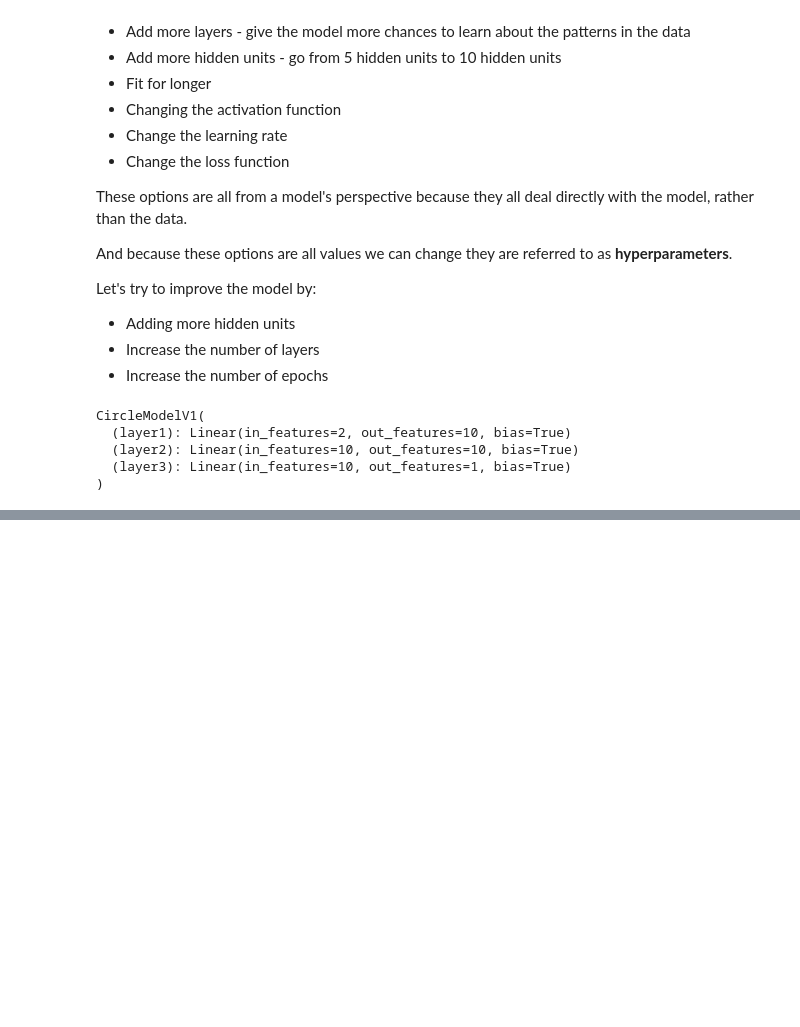
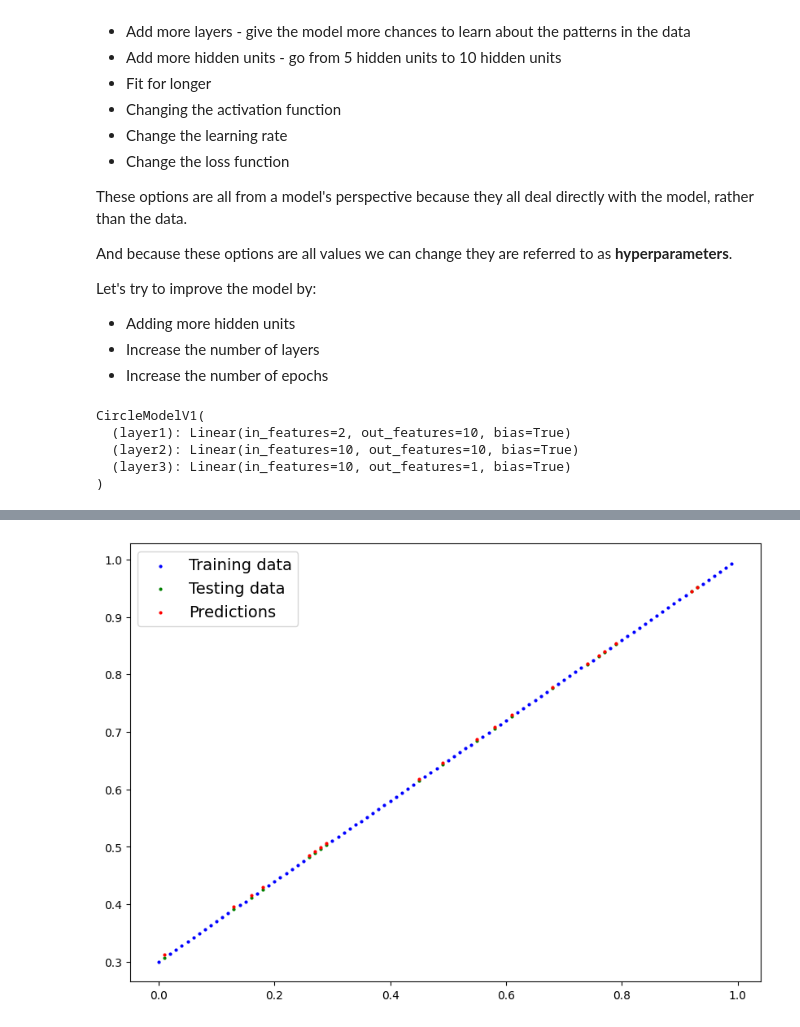
Before and after one commit to N1tingale/PyTorch, a Jupyter notebook: PyTorch_Neural_Network_Classification.ipynb, the cells around one changed output, grey strips where cells are left out. Cells and saved outputs as stored; diff of their text form; code cells hidden in the pictures; blank space fills up the shorter version.

```diff
--- a/PyTorch_Neural_Network_Classification.ipynb
+++ b/PyTorch_Neural_Network_Classification.ipynb
@@ -429,0 +544,35 @@ CircleModelV1(
+# %%
+# Loss and optimizer
+
+loss_fn = nn.L1Loss()
+
+optimizer = torch.optim.SGD(params = model_2.parameters(), lr = 0.001)
+# %%
+# Train the model
+
+epochs = 5000
+
+X_train_regression, X_test_regression = X_train_regression.to(device), X_test_regression.to(device)
+y_train_regression, y_test_regression = y_train_regression.to(device), y_test_regression.to(device)
+
+for epoch in range(epochs):
+  model_2.train()
+
+  y_pred = model_2(X_train_regression)
+
+  loss = loss_fn(y_pred, y_train_regression)
+
+  optimizer.zero_grad()
+
+  loss.backward()
+
+  optimizer.step()
+
+  model_2.eval()
+  with torch.inference_mode():
+    test_pred = model_2(X_test_regression)
+
+    test_loss = loss_fn(test_pred, y_test_regression)
+
+  if epoch % 500 == 0:
+    print(f"Epoch: {epoch} | Train loss: {loss} | Test_loss: {loss}")
@@ -429,0 +590,7 @@ CircleModelV1(
+# %%
+model_2.eval()
+with torch.inference_mode():
+  predictions = model_2(X_test_regression)
+plot_predictions(train_data = X_train_regression.cpu(), train_labels = y_train_regression.cpu(), test_data = X_test_regression.cpu(), test_labels = y_test_regression.cpu(), predictions=predictions.cpu())
+# %% [output]
+[figure, added]
```
Also changed, not shown: parts of 34 cells of this notebook.
